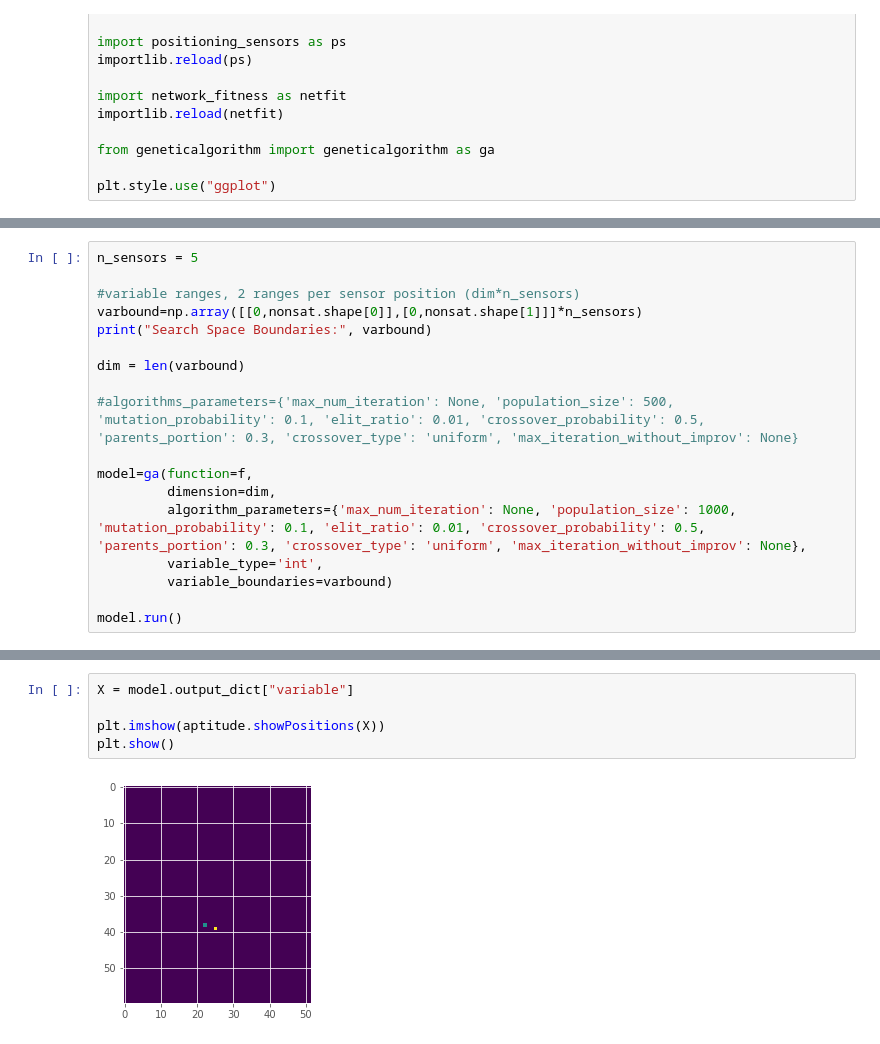
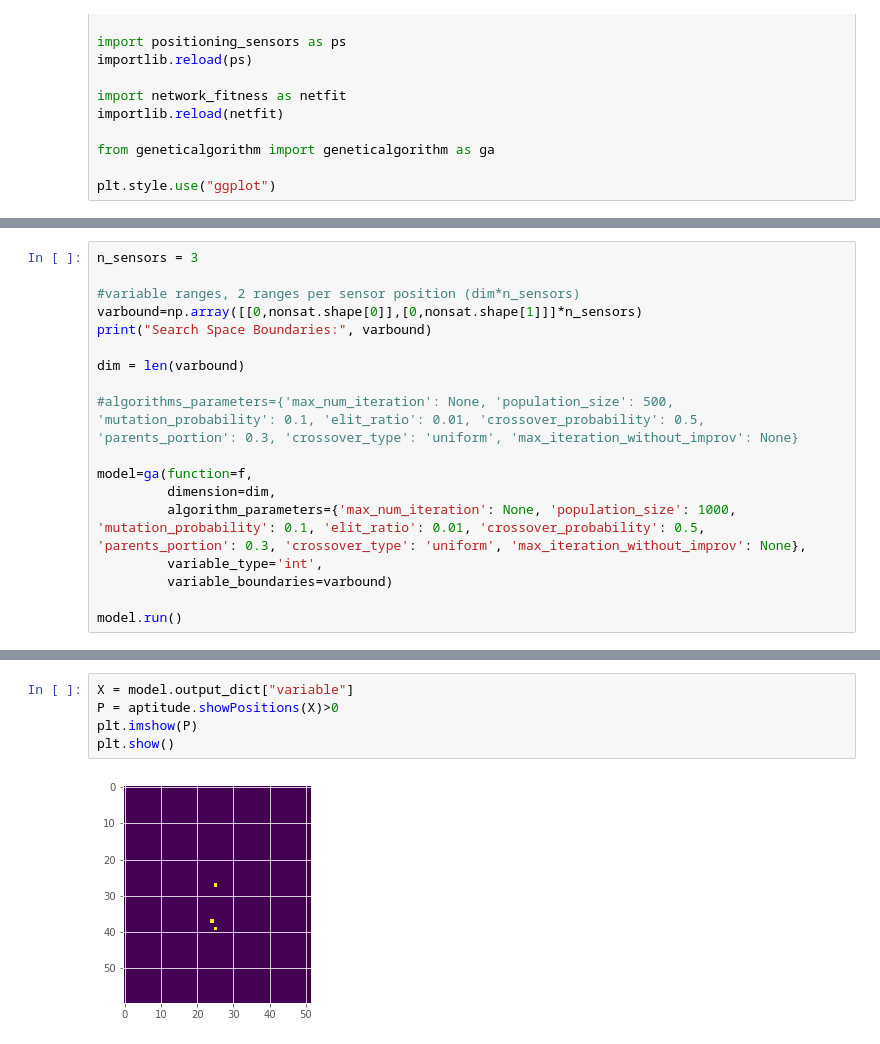
Before and after one commit to rdglpz/optimal_light_sensor_location, a Jupyter notebook: main_example.ipynb, the cells around one changed output, grey strips where cells are left out. Drawn from its saved outputs; the diff is of its cells as text.

```diff
--- a/main_example.ipynb
+++ b/main_example.ipynb
@@ -61,5 +87,5 @@ Selct cost functions:
 # %%
-n_sensors = 5
+n_sensors = 3
 
 #variable ranges, 2 ranges per sensor position (dim*n_sensors)
 varbound=np.array([[0,nonsat.shape[0]],[0,nonsat.shape[1]]]*n_sensors)
@@ -91,7 +118,7 @@ Search Space Boundaries: [[ 0 60]
 # %%
 X = model.output_dict["variable"]
-
-plt.imshow(aptitude.showPositions(X))
+P = aptitude.showPositions(X)>0
+plt.imshow(P)
 plt.show()
 # %% [output]
-[figure, old version]
+[figure, new version]
```
Also changed, not shown: parts of 12 cells of this notebook, 18 other files.
